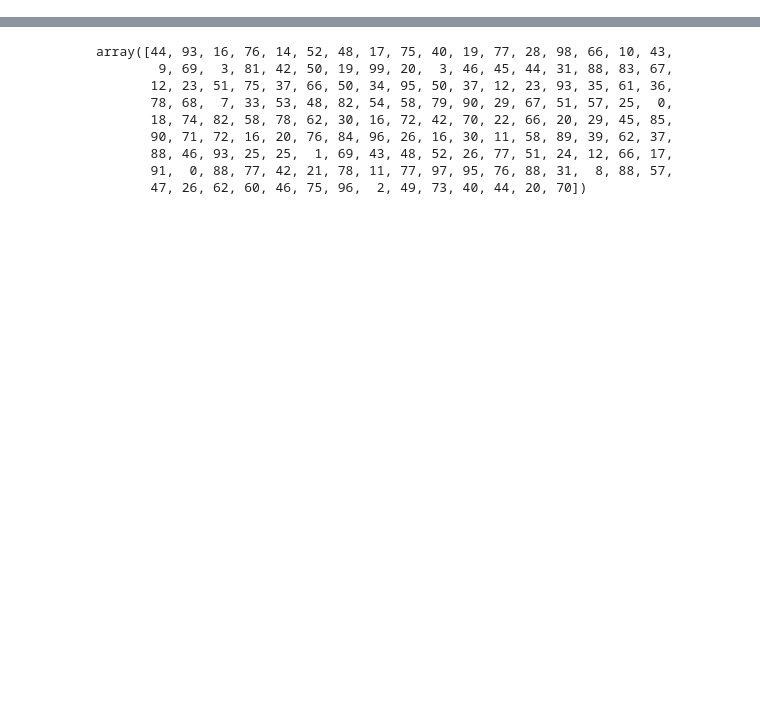
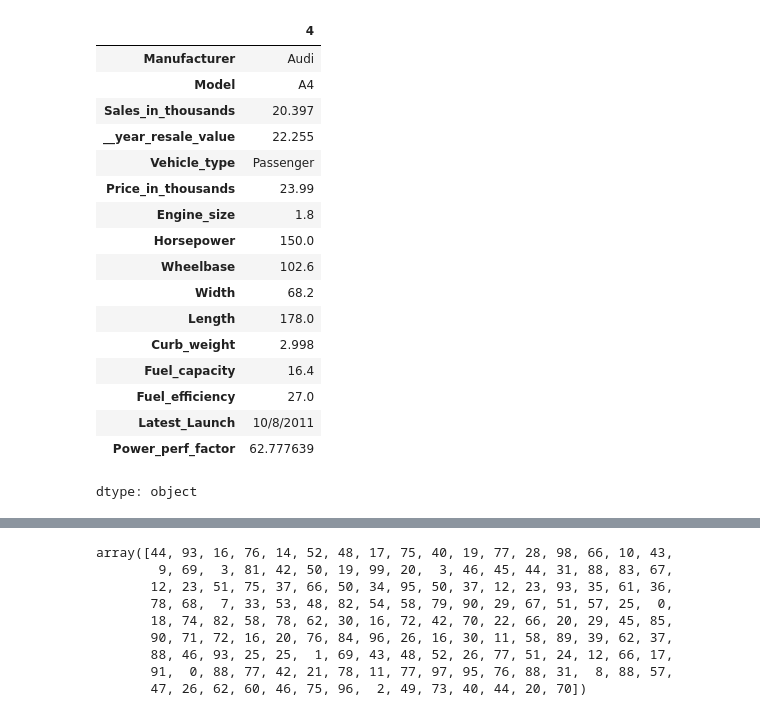
Before and after one commit to msandhiya07/msandhiya07, a Jupyter notebook: DSPRAC.ipynb, the cells around one changed output, grey strips where cells are left out. Saved outputs shown, nothing was run; the diff lists cells and outputs as text; code cells hidden in the pictures; blank space fills up the shorter version.

```diff
--- a/DSPRAC.ipynb
+++ b/DSPRAC.ipynb
@@ -24,0 +24,21 @@ array([42, 12, 29,  1, 91, 40,  5, 61, 97, 47, 68, 85, 57, 70, 24, 39, 73,
+# %%
+df.iloc[4]
+# %% [output]
+|  | 4 |
+| Manufacturer | Audi |
+| Model | A4 |
+| Sales_in_thousands | 20.397 |
+| __year_resale_value | 22.255 |
+| Vehicle_type | Passenger |
+| Price_in_thousands | 23.99 |
+| Engine_size | 1.8 |
+| Horsepower | 150.0 |
+| Wheelbase | 102.6 |
+| Width | 68.2 |
+| Length | 178.0 |
+| Curb_weight | 2.998 |
+| Fuel_capacity | 16.4 |
+| Fuel_efficiency | 27.0 |
+| Latest_Launch | 10/8/2011 |
+| Power_perf_factor | 62.777639 |
+dtype: object
```
Also changed, not shown: parts of 17 cells of this notebook.
